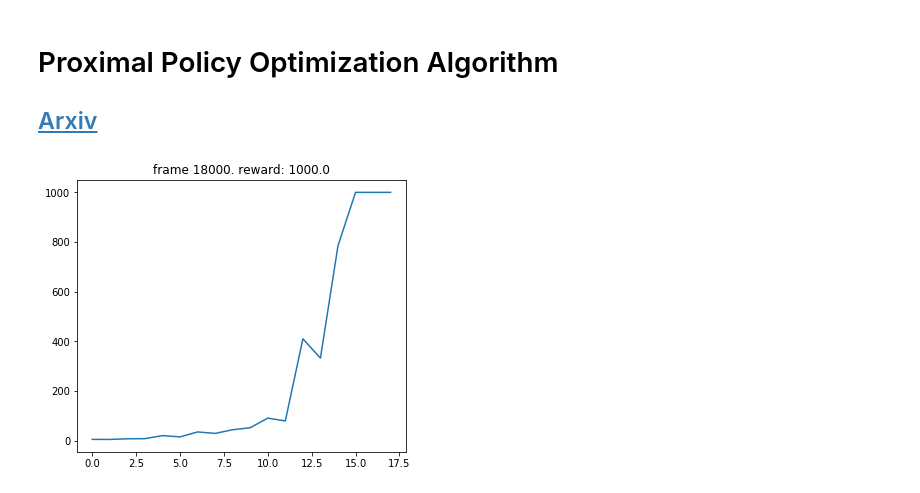
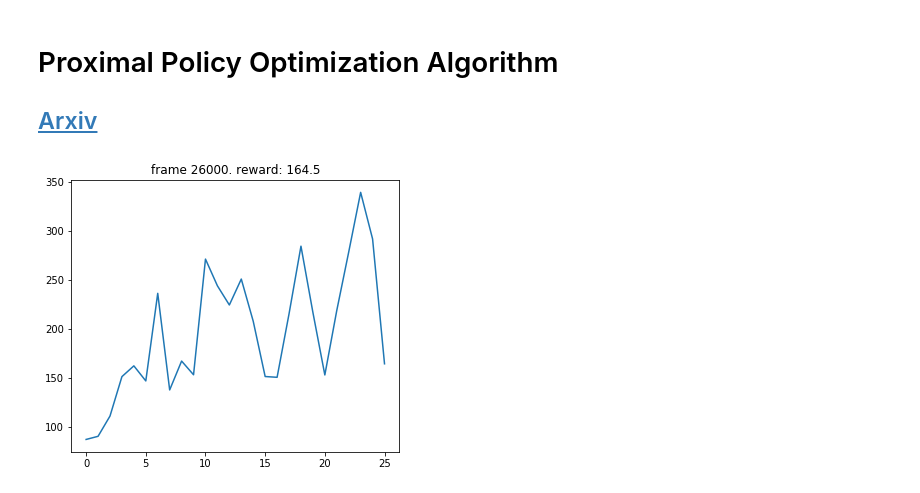
Before and after one commit to anthonysimeonov/276C-final, a Jupyter notebook: baseline_notebook-anthony.ipynb, the cells around one changed output. Cells and saved outputs as stored; diff of their text form; code cells hidden in the pictures.

Commit message:
testing compensator on friction

```diff
--- a/baseline_notebook-anthony.ipynb
+++ b/baseline_notebook-anthony.ipynb
@@ -135,7 +191,9 @@ def ppo_iter(mini_batch_size, states, actions, log_probs, returns, advantage):
 def ppo_update(ppo_epochs, mini_batch_size, states, actions, log_probs, returns, advantages, clip_param=0.2):
     for _ in range(ppo_epochs):
         for state, action, old_log_probs, return_, advantage in ppo_iter(mini_batch_size, states, actions, log_probs, returns, advantages):
-            dist, value = model(state)
+#             dist, value = model(state)
+            dist, value = compensator(state)
+
             entropy = dist.entropy().mean()
             new_log_probs = dist.log_prob(action)
 
@@ -157,14 +215,20 @@ num_outputs = envs.action_space.shape[0]
 
 #Hyper params:
 hidden_size      = 64
-lr               = 3e-4
+lr               = 3e-2
 num_steps        = 2048
 mini_batch_size  = 64
 ppo_epochs       = 10
-threshold_reward = 1500
+threshold_reward = 950
 
 model = ActorCritic(num_inputs, num_outputs, hidden_size).to(device)
-optimizer = optim.Adam(model.parameters(), lr=lr)
+weights = torch.load('unmodified_weights/InvertedPendulumBase_PPO.pt')
+model.load_state_dict(weights)
+# optimizer = optim.Adam(model.parameters(), lr=lr)
+
+comp_hidden_size = 64
+compensator = ActorCriticComp(num_inputs, num_outputs, comp_hidden_size).to(device)
+optimizer = optim.Adam(compensator.parameters(), lr=lr)
 # %%
 max_frames = 1000000
 frame_idx  = 0
@@ -176,52 +240,74 @@ early_stop = False
 while frame_idx < max_frames and not early_stop:
 
     log_probs = []
+    log_probs_comp = []
     values    = []
+    values_comp = []
     states    = []
     actions   = []
+    actions_comp = []
     rewards   = []
     masks     = []
     entropy = 0
+    entropy_comp = 0
 
     for _ in range(num_steps):
         state = torch.FloatTensor(state).to(device)
+
         dist, value = model(state)
+        dist_comp, value_comp = compensator(state)
 
         action = dist.sample()
-        next_state, reward, done, _ = envs.step(action.cpu().numpy())
+        action_comp = dist_comp.sample()
+
+        next_state, reward, done, _ = envs.step(action.cpu().numpy() + action_comp.cpu().numpy())
 
         log_prob = dist.log_prob(action)
+        log_prob_comp = dist_comp.log_prob(action_comp)
+
         entropy += dist.entropy().mean()
+        entropy_comp += dist_comp.entropy().mean()
 
         log_probs.append(log_prob)
+        log_probs_comp.append(log_prob_comp)
+
         values.append(value)
+        values_comp.append(value_comp)
+
         rewards.append(torch.FloatTensor(reward).unsqueeze(1).to(device))
         masks.append(torch.FloatTensor(1 - done).unsqueeze(1).to(device))
 
         states.append(state)
+
         actions.append(action)
+        actions_comp.append(action_comp)
 
         state = next_state
         frame_idx += 1
 
         if frame_idx % 1000 == 0:
-            test_reward = np.mean([test_env() for _ in range(10)])
+            test_reward = np.mean([test_env_comp() for _ in range(10)])
             test_rewards.append(test_reward)
             plot(frame_idx, test_rewards)
             if test_reward > threshold_reward: early_stop = True
 
 
     next_state = torch.FloatTensor(next_state).to(device)
-    _, next_value = model(next_state)
-    returns = compute_gae(next_value, rewards, masks, values)
+#     _, next_value = model(next_state)
+    _, next_value_comp = compensator(next_state)
+    returns = compute_gae(next_value_comp, rewards, masks, values_comp)
 
     returns   = torch.cat(returns).detach()
     log_probs = torch.cat(log_probs).detach()
+    log_probs_comp = torch.cat(log_probs_comp).detach()
     values    = torch.cat(values).detach()
+    values_comp = torch.cat(values_comp).detach()
     states    = torch.cat(states)
     actions   = torch.cat(actions)
-    advantage = returns - values
+    actions_comp = torch.cat(actions_comp)
+    advantage = returns - values_comp
 
-    ppo_update(ppo_epochs, mini_batch_size, states, actions, log_probs, returns, advantage)
+#     ppo_update(ppo_epochs, mini_batch_size, states, actions, log_probs, returns, advantage)
+    ppo_update(ppo_epochs, mini_batch_size, states, actions_comp, log_probs_comp, returns, advantage)
 # %% [output]
-[figure, old version]
+[figure, new version]
```
Also changed, not shown: parts of 3 cells of this notebook, 5 other files.
